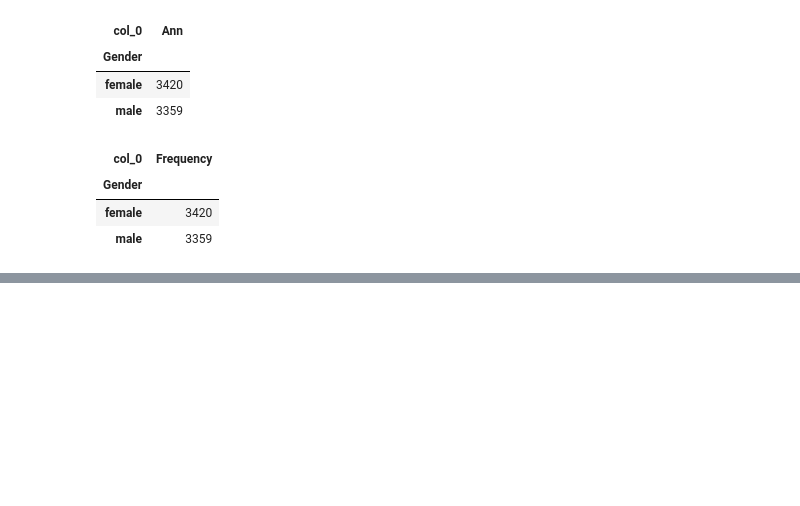
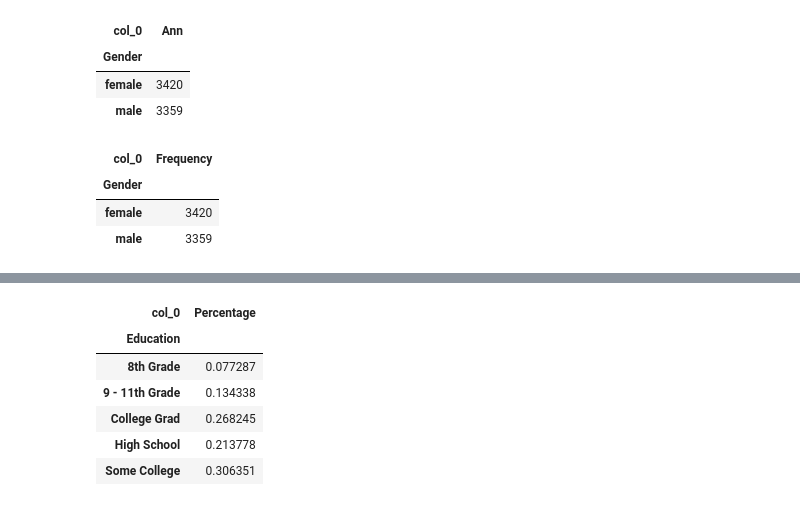
Before and after one commit to awnginga/Engage-Project, a Jupyter notebook: Engage_Practicals.ipynb, the cells around one changed output, grey strips where cells are left out. Saved outputs shown, nothing was run; the diff lists cells and outputs as text; code cells hidden in the pictures; blank space fills up the shorter version.

```diff
--- a/Engage_Practicals.ipynb
+++ b/Engage_Practicals.ipynb
@@ -105,0 +117,12 @@ freq_table
+# %%
+#normalize by index(rows)
+freq_table_normalize= pd.crosstab(df['Education'],'Percentage',normalize=True)
+freq_table_normalize
+# %% [output]
+| col_0 | Percentage |
+| Education |  |
+| 8th Grade | 0.077287 |
+| 9 - 11th Grade | 0.134338 |
+| College Grad | 0.268245 |
+| High School | 0.213778 |
+| Some College | 0.306351 |
```
Also changed, not shown: parts of 3 cells of this notebook.
